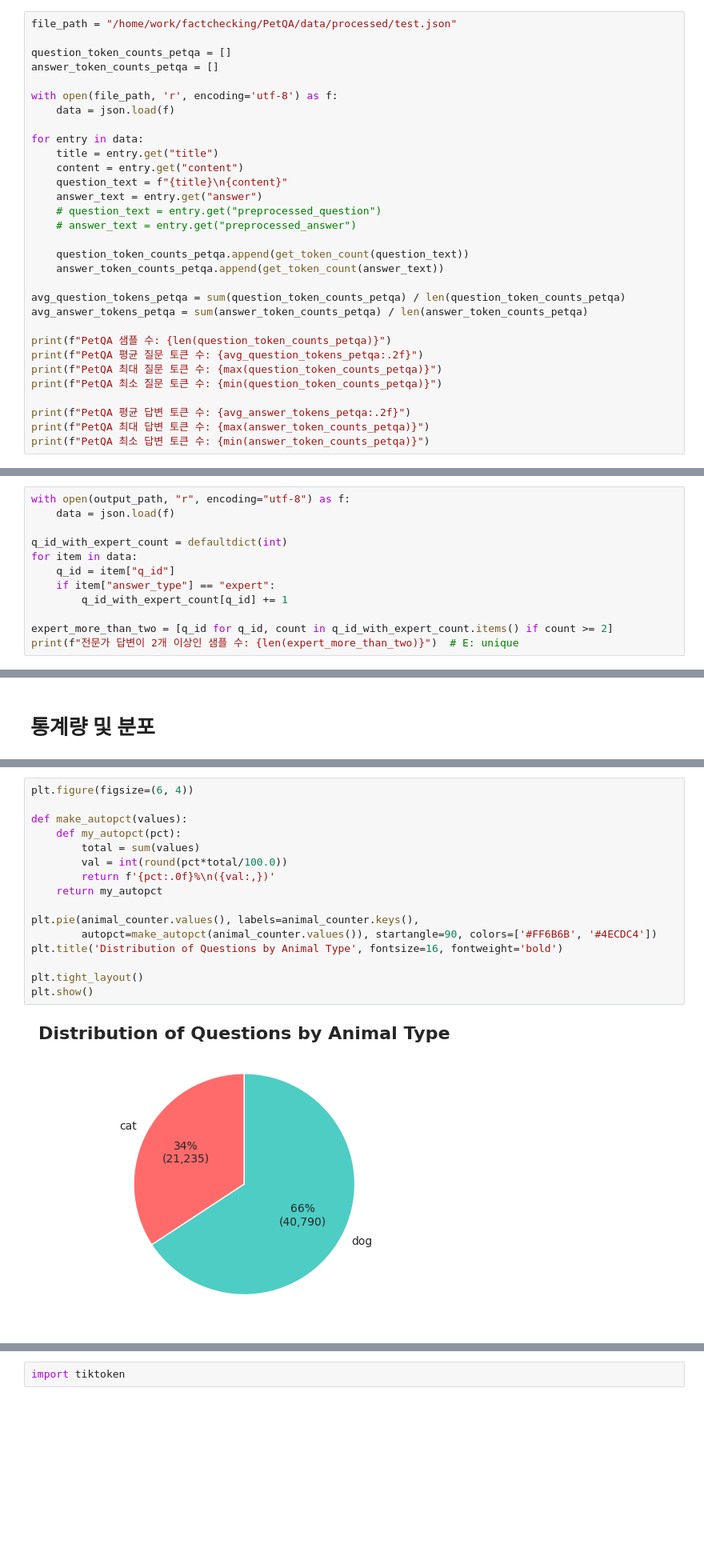
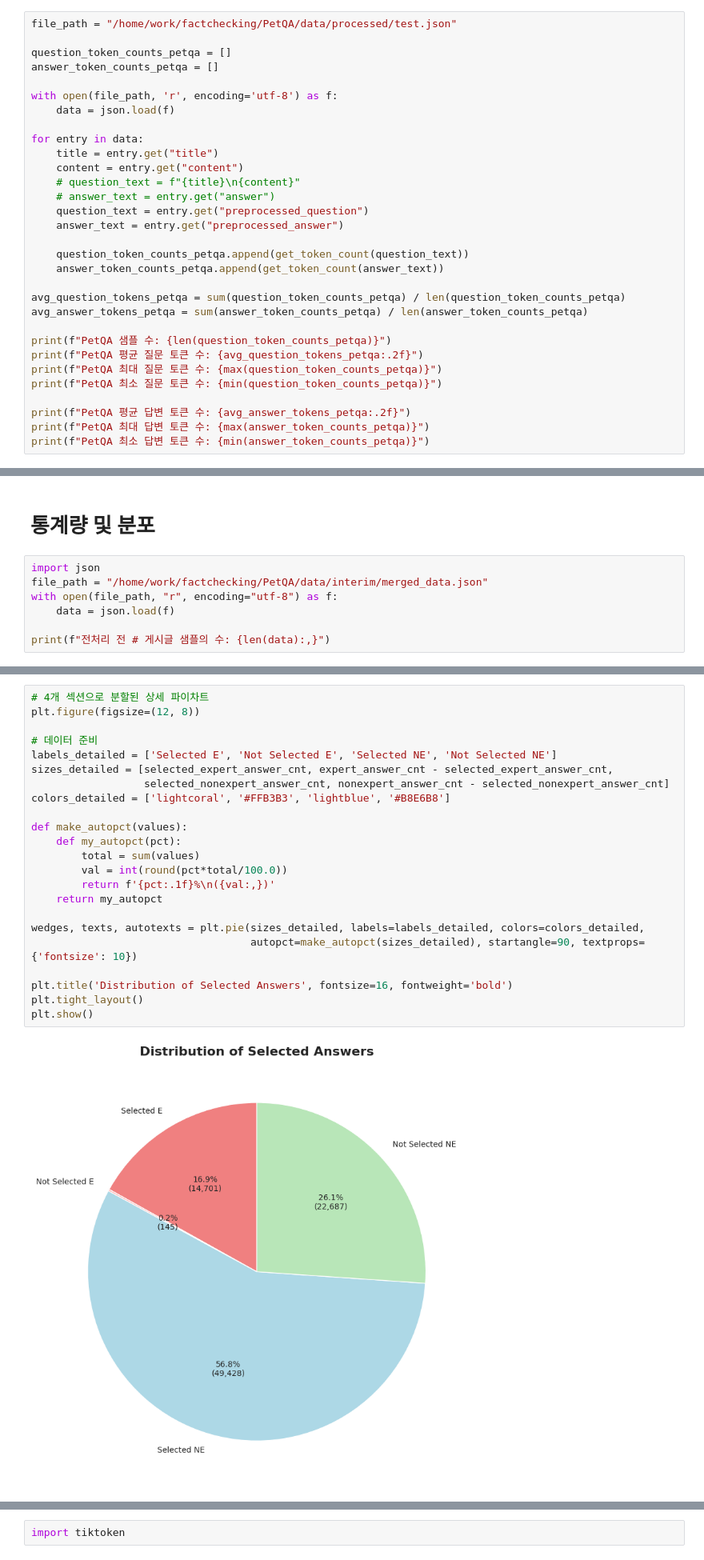
Before and after one commit to taegyunjjang/PetQA, a Jupyter notebook: src/eda.ipynb, the cells around one changed output, grey strips where cells are left out. Shown at 80% size. Cells and saved outputs as stored; diff of their text form; blank space fills up the shorter version.

```diff
--- a/src/eda.ipynb
+++ b/src/eda.ipynb
@@ -625,10 +1171,10 @@ with open(file_path, 'r', encoding='utf-8') as f:
 for entry in data:
     title = entry.get("title")
     content = entry.get("content")
-    question_text = f"{title}\n{content}"
-    answer_text = entry.get("answer")
-    # question_text = entry.get("preprocessed_question")
-    # answer_text = entry.get("preprocessed_answer")
+    # question_text = f"{title}\n{content}"
+    # answer_text = entry.get("answer")
+    question_text = entry.get("preprocessed_question")
+    answer_text = entry.get("preprocessed_answer")
 
     question_token_counts_petqa.append(get_token_count(question_text))
     answer_token_counts_petqa.append(get_token_count(answer_text))
@@ -701,12 +1236,0 @@ expert + nonexpert 둘 다 존재하는 샘플 수: 564
-# %%
-with open(output_path, "r", encoding="utf-8") as f:
-    data = json.load(f)
-
-q_id_with_expert_count = defaultdict(int)
-for item in data:
-    q_id = item["q_id"]
-    if item["answer_type"] == "expert":
-        q_id_with_expert_count[q_id] += 1
-
-expert_more_than_two = [q_id for q_id, count in q_id_with_expert_count.items() if count >= 2]
-print(f"전문가 답변이 2개 이상인 샘플 수: {len(expert_more_than_two)}")  # E: unique
@@ -831,3 +1309,10 @@ Avg BERTScore F1 for Question: 0.806
 Avg BERTScore F1 for Answer: 0.854
 # %% [markdown]
 # 통계량 및 분포
+# %%
+import json
+file_path = "/home/work/factchecking/PetQA/data/interim/merged_data.json"
+with open(file_path, "r", encoding="utf-8") as f:
+    data = json.load(f)
+
+print(f"전처리 전 # 게시글 샘플의 수: {len(data):,}")
@@ -1164,18 +1533,25 @@ dog: 40,790개 (65.76%)
 # %%
-plt.figure(figsize=(6, 4))
+# 4개 섹션으로 분할된 상세 파이차트
+plt.figure(figsize=(12, 8))
+
+# 데이터 준비
+labels_detailed = ['Selected E', 'Not Selected E', 'Selected NE', 'Not Selected NE']
+sizes_detailed = [selected_expert_answer_cnt, expert_answer_cnt - selected_expert_answer_cnt,
+				  selected_nonexpert_answer_cnt, nonexpert_answer_cnt - selected_nonexpert_answer_cnt]
+colors_detailed = ['lightcoral', '#FFB3B3', 'lightblue', '#B8E6B8']
 
 def make_autopct(values):
 	def my_autopct(pct):
 		total = sum(values)
 		val = int(round(pct*total/100.0))
-		return f'{pct:.0f}%\n({val:,})'
+		return f'{pct:.1f}%\n({val:,})'
 	return my_autopct
 
-plt.pie(animal_counter.values(), labels=animal_counter.keys(),
-		autopct=make_autopct(animal_counter.values()), startangle=90, colors=['#FF6B6B', '#4ECDC4'])
-plt.title('Distribution of Questions by Animal Type', fontsize=16, fontweight='bold')
+wedges, texts, autotexts = plt.pie(sizes_detailed, labels=labels_detailed, colors=colors_detailed,
+								   autopct=make_autopct(sizes_detailed), startangle=90, textprops={'fontsize': 10})
 
+plt.title('Distribution of Selected Answers', fontsize=16, fontweight='bold')
 plt.tight_layout()
 plt.show()
 # %% [output]
-[figure, old version]
+[figure, new version]
```
Also changed, not shown: parts of 53 cells of this notebook, 1 other file.
